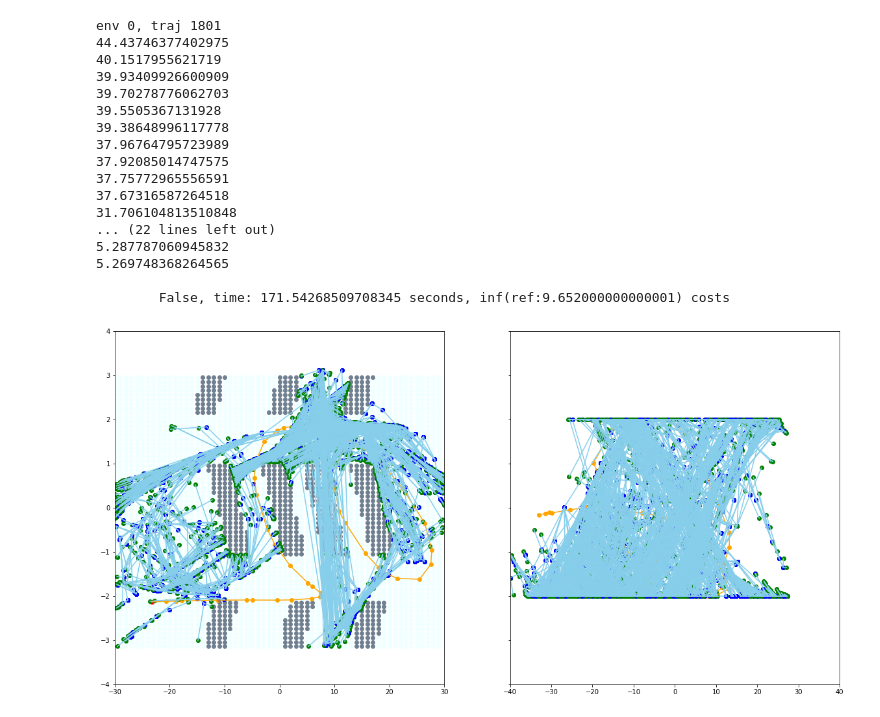
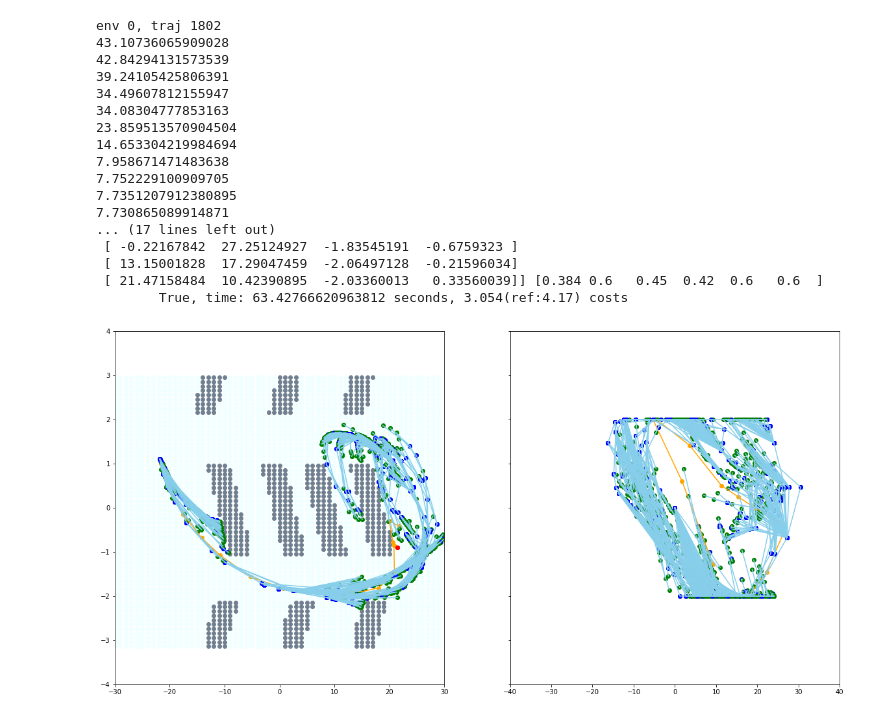
Before and after one commit to LeeLinJun/mpc-mpnet-py, a Jupyter notebook: VisualizeCartpole.ipynb, the cells around one changed output. Cells and saved outputs as stored; diff of their text form; code cells hidden in the pictures.

```diff
--- a/VisualizeCartpole.ipynb
+++ b/VisualizeCartpole.ipynb
@@ -51,14 +51,14 @@ def experiment_vis(env_id, traj_id, verbose=False, system='cartpole_obs', params
                     cost_reselection=params['cost_reselection'],
                     goal_bias=params['goal_bias'])
 #             print(states[4:], ref_path[-1])
-            angle_err = np.abs(states[6]-ref_path[-1][2])
+            angle_err = np.abs(states[6]-np.array(data['start_goal'][-1][2]))
             angle_err = 2 * np.pi - angle_err if angle_err > np.pi else angle_err
-            dist = np.sqrt(np.sum((states[[4,5,7]]-ref_path[-1][[0,1,3]]) ** 2 + angle_err ** 2))
+            dist = np.sqrt(np.sum((states[[4,5,7]]-np.array(data['start_goal'][-1][[0,1,3]])) ** 2 + angle_err ** 2))
             if dist < min_dist:
                 print(dist)
                 min_dist = dist
-            if dist < 5:
-                params['goal_bias'] = 0.4
+            if dist < 9:
+                params['goal_bias'] = 0.2
 
             if np.linalg.norm(states[4:7]) > 0:
                 ax.scatter(states[0], states[2], color='blue', )
@@ -216,7 +216,7 @@ def draw_obs(env_id, system, ax=None):
 %matplotlib inline
 
 env_id = 0
-traj_id = 1801
+traj_id = 1802
 system = 'cartpole_obs'
 config = 'default'
 
@@ -248,7 +248,7 @@ params = {
 
         "sst_delta_near": 0.1,
         "sst_delta_drain": 0.05,
-        "goal_bias": 0.,
+        "goal_bias": 0.05,
 
         "width": 4,
         "hybrid": False,#True,#
@@ -302,13 +302,13 @@ max_time_steps = params['max_time_steps'] if 'min_time_steps' in params else 400
 integration_step = params['dt']
 
 ax.scatter(ref_path[0][0], ref_path[0][2], color='orange')
-ax.scatter(ref_path[-1][0], ref_path[-1][2], color='red')
+ax.scatter(np.array(data['start_goal'][-1][0]), np.array(data['start_goal'][-1][2]), color='red')
 
 planner = _deep_smp_module.DSSTMPCWrapper(
         system,
         start_state=np.array(ref_path[0]),
-        goal_state=np.array(start_goal[-1]),
-#             goal_state=np.array(data['start_goal'][-1]),
+        #goal_state=np.array(ref_path[-1]),
+        goal_state=np.array(data['start_goal'][-1]),
         goal_radius=params['goal_radius'],
         random_seed=0,
         sst_delta_near=params['sst_delta_near'],
@@ -333,52 +333,52 @@ planner = _deep_smp_module.DSSTMPCWrapper(
 data = load_data(system, env_id, traj_id)
 ref_path = data['path']
 
 
 ax.set_xlim(-30, 30)
 ax.set_ylim(-3.14, 3.14)
 
 bx.set_xlim(-40, 40)
 bx.set_ylim(-4, 4)
 
 
 
 ax.scatter(ref_path[:, 0], ref_path[:, 2], color='orange')
 ax.plot(ref_path[:, 0], ref_path[:, 2], color='orange')
 
 ax.scatter(ref_path[0, 0], ref_path[0, 2], color='cyan')
-ax.scatter(ref_path[-1, 0], ref_path[-1, 2], color='red')
+ax.scatter(np.array(data['start_goal'][-1][0]), np.array(data['start_goal'][-1][2]), color='red')
 
 bx.scatter(ref_path[:, 1], ref_path[:, 3], color='orange')
 bx.plot(ref_path[:, 1], ref_path[:, 3], color='orange')
 
 result = experiment_vis(env_id,
                         traj_id,
                         verbose=False,
                         system='cartpole_obs',
                         params=params,
                         ax=ax,
                         bx=bx,
                         number_of_iterations=params['number_of_iterations'],
                         planner=planner)
 # %% [output]
-env 0, traj 1801
-44.43746377402975
-40.1517955621719
-39.93409926600909
-39.70278776062703
-39.5505367131928
-39.38648996117778
-37.96764795723989
-37.92085014747575
-37.75772965556591
-37.67316587264518
-31.706104813510848
-... (22 lines left out)
-5.287787060945832
-5.269748368264565
-
-        False, time: 171.54268509708345 seconds, inf(ref:9.652000000000001) costs
+env 0, traj 1802
+43.10736065909028
+42.84294131573539
+39.24105425806391
+34.49607812155947
+34.08304777853163
+23.859513570904504
+14.653304219984694
+7.958671471483638
+7.752229100909705
+7.7351207912380895
+7.730865089914871
+... (17 lines left out)
+ [ -0.22167842  27.25124927  -1.83545191  -0.6759323 ]
+ [ 13.15001828  17.29047459  -2.06497128  -0.21596034]
+ [ 21.47158484  10.42390895  -2.03360013   0.33560039]] [0.384 0.6   0.45  0.42  0.6   0.6  ]
+        True, time: 63.42766620963812 seconds, 3.054(ref:4.17) costs
-[figure, old version]
+[figure, new version]
 # %%
 %matplotlib inline
 
```
Also changed, not shown: parts of 2 cells of this notebook, 25 other files.
